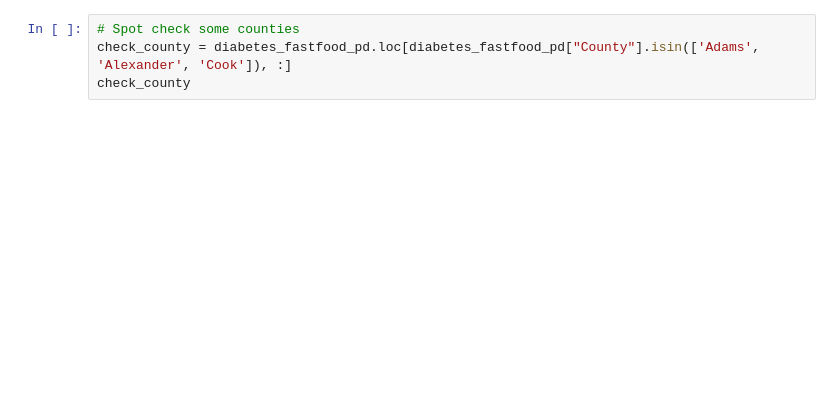
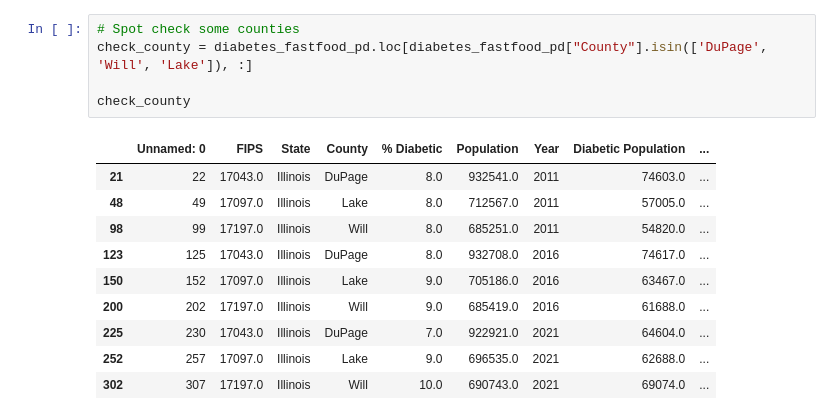
Before and after one commit to shirinegm/project1-group5, a Jupyter notebook: Diabetes_fastfood_analysis.ipynb, the cells around one changed output. Drawn from its saved outputs; the diff is of its cells as text; blank space fills up the shorter version.

```diff
--- a/Diabetes_fastfood_analysis.ipynb
+++ b/Diabetes_fastfood_analysis.ipynb
@@ -16,7 +39,19 @@ county_stats.mean()
 # %%
 # Spot check some counties
-check_county = diabetes_fastfood_pd.loc[diabetes_fastfood_pd["County"].isin(['Adams', 'Alexander', 'Cook']), :]
+check_county = diabetes_fastfood_pd.loc[diabetes_fastfood_pd["County"].isin(['DuPage', 'Will', 'Lake']), :]
+
 check_county
+# %% [output]
+|  | Unnamed: 0 | FIPS | State | County | % Diabetic | Population | Year | Diabetic Population | ... |
+| 21 | 22 | 17043.0 | Illinois | DuPage | 8.0 | 932541.0 | 2011 | 74603.0 | ... |
+| 48 | 49 | 17097.0 | Illinois | Lake | 8.0 | 712567.0 | 2011 | 57005.0 | ... |
+| 98 | 99 | 17197.0 | Illinois | Will | 8.0 | 685251.0 | 2011 | 54820.0 | ... |
+| 123 | 125 | 17043.0 | Illinois | DuPage | 8.0 | 932708.0 | 2016 | 74617.0 | ... |
+| 150 | 152 | 17097.0 | Illinois | Lake | 9.0 | 705186.0 | 2016 | 63467.0 | ... |
+| 200 | 202 | 17197.0 | Illinois | Will | 9.0 | 685419.0 | 2016 | 61688.0 | ... |
+| 225 | 230 | 17043.0 | Illinois | DuPage | 7.0 | 922921.0 | 2021 | 64604.0 | ... |
+| 252 | 257 | 17097.0 | Illinois | Lake | 9.0 | 696535.0 | 2021 | 62688.0 | ... |
+| 302 | 307 | 17197.0 | Illinois | Will | 10.0 | 690743.0 | 2021 | 69074.0 | ... |
 # %%
 # plot all counties by year for top populated counties
 top_counties_dp = diabetes_fastfood_pd.nlargest(10, 'Population')
```
Also changed, not shown: parts of 16 cells of this notebook.
